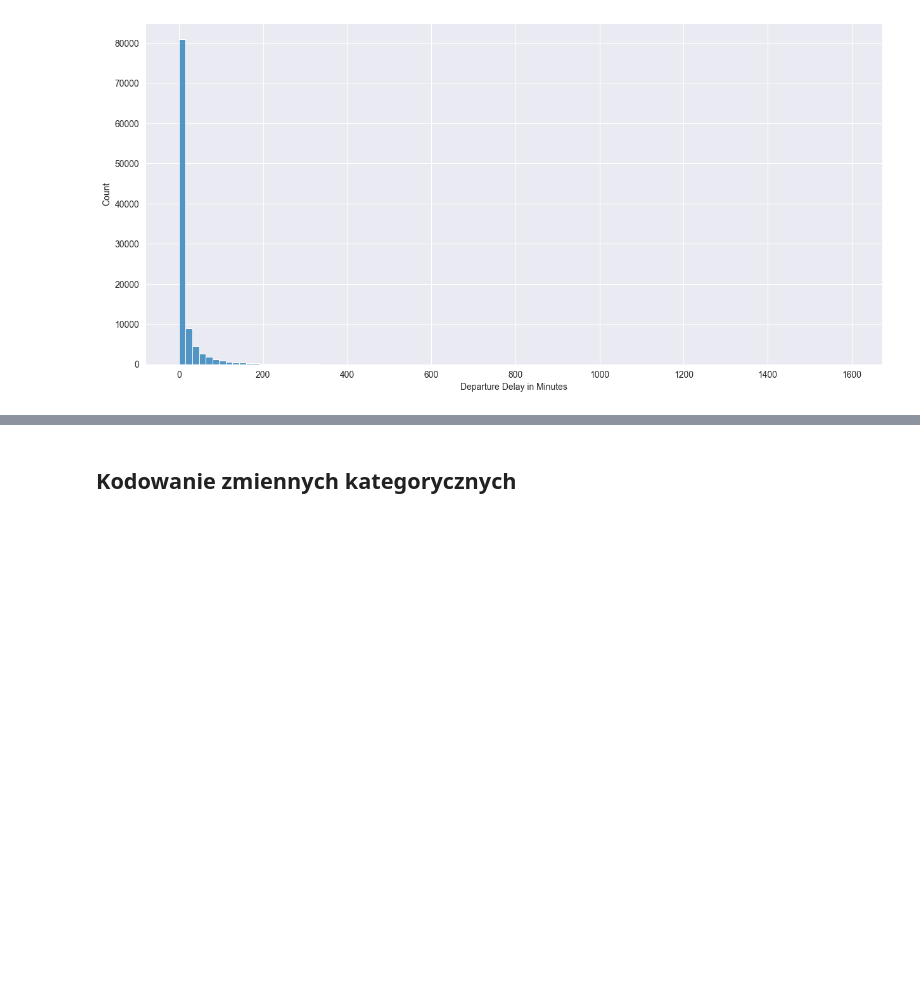
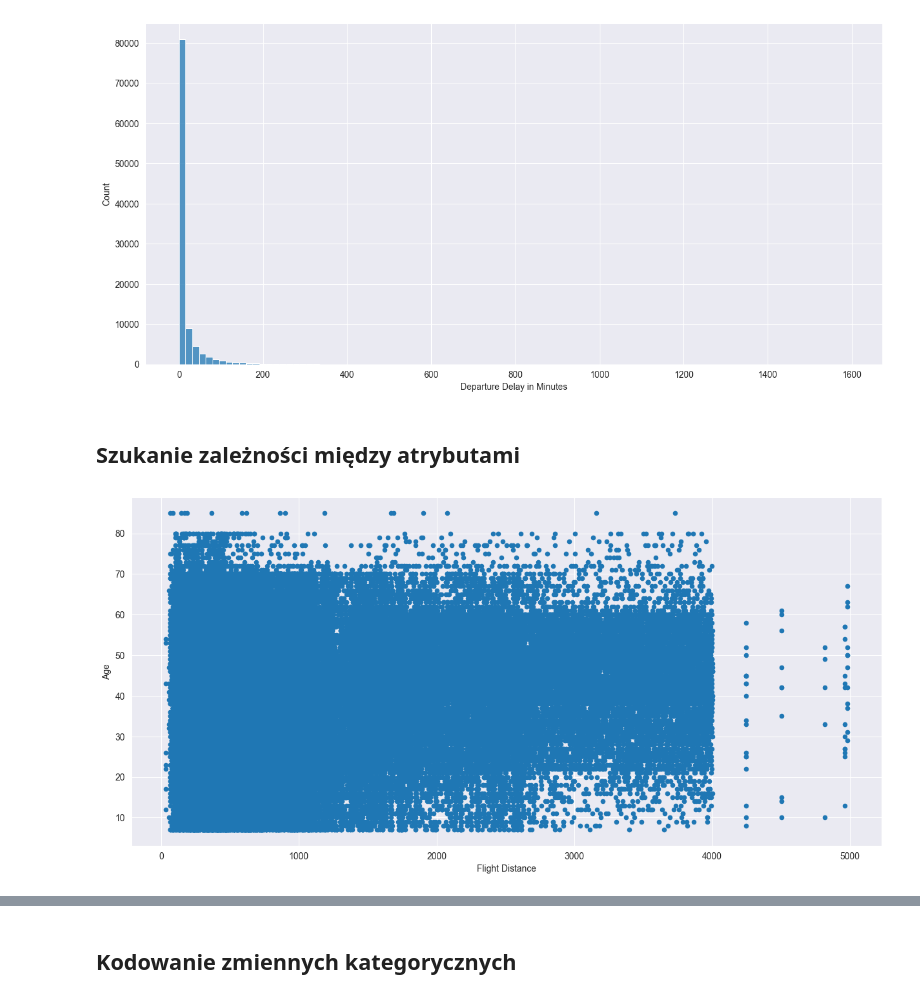
Before and after one commit to jkwiatk1/ZUM, a Jupyter notebook: database/dataPrep.ipynb, the cells around one changed output, grey strips where cells are left out. Saved outputs shown, nothing was run; the diff lists cells and outputs as text; code cells hidden in the pictures; blank space fills up the shorter version.

```diff
--- a/database/dataPrep.ipynb
+++ b/database/dataPrep.ipynb
@@ -223,3 +223,10 @@ sns.histplot(data=df, x='Departure Delay in Minutes', bins=100)
 # %% [output]
 <AxesSubplot:xlabel='Departure Delay in Minutes', ylabel='Count'>
 [figure]
+# %% [markdown]
+## Szukanie zależności między atrybutami
+# %%
+df1.plot(kind='scatter', x='Flight Distance', y='Age')
+plt.show()
+# %% [output]
+[figure, added]
```
Also changed, not shown: parts of 7 cells of this notebook.
